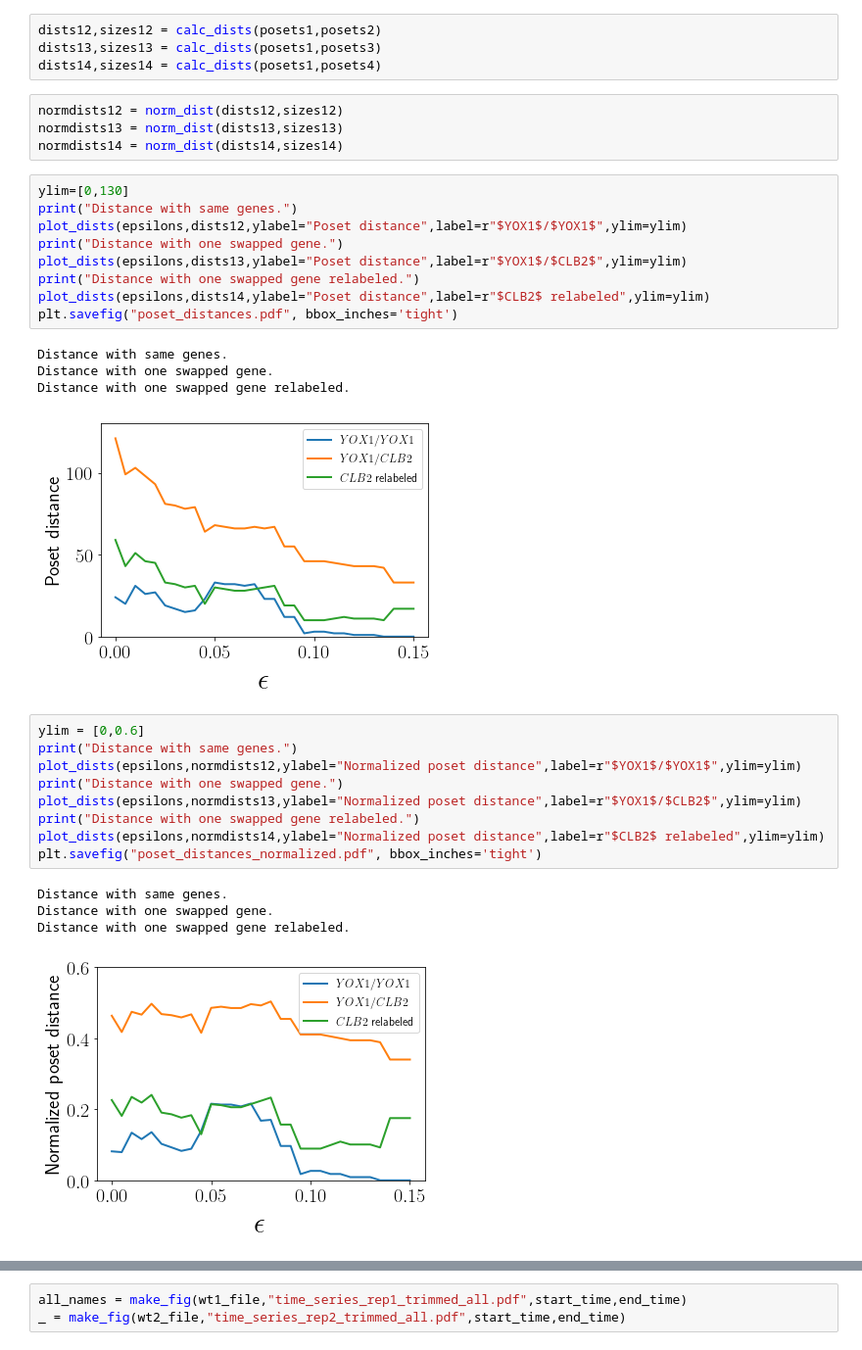
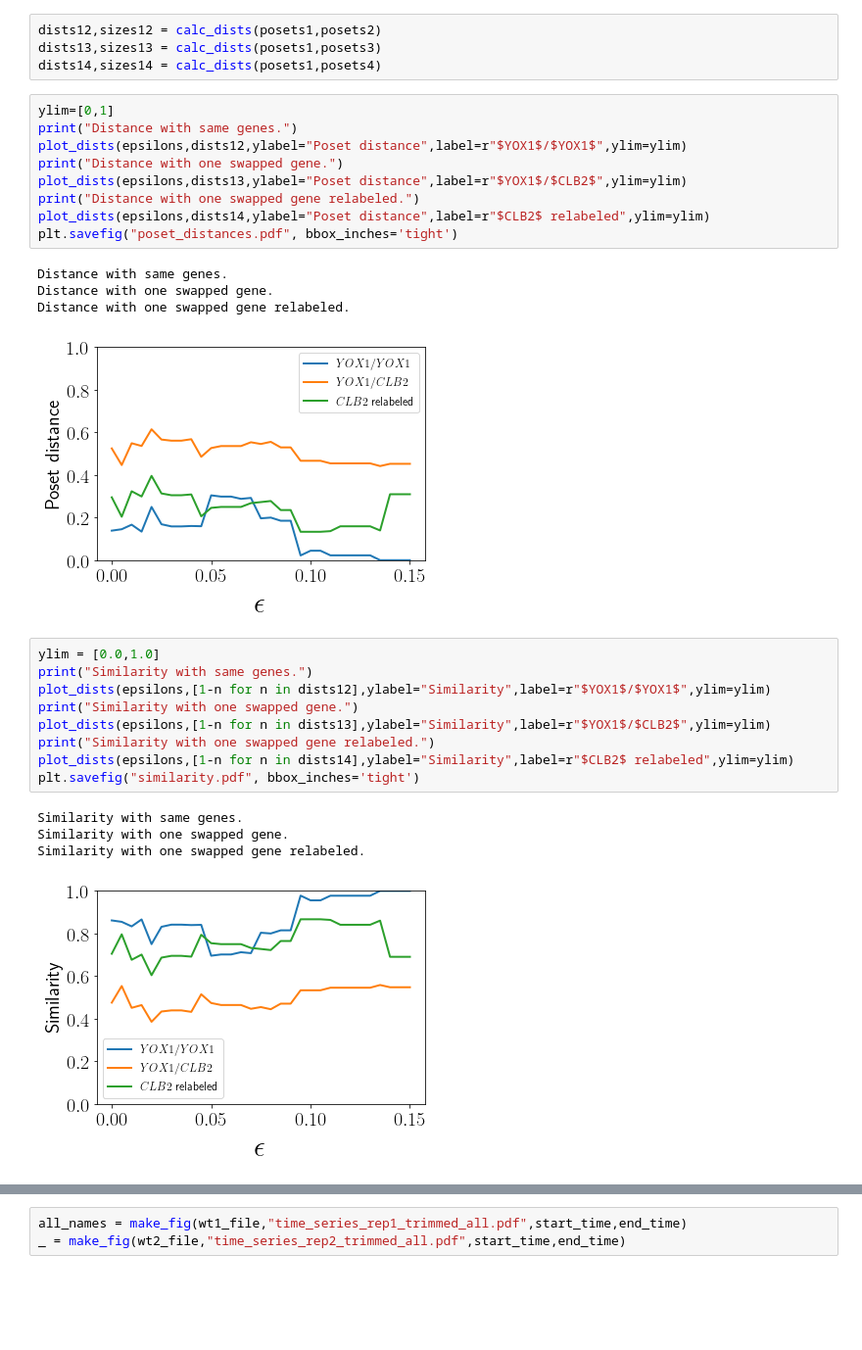
Before and after one commit to breecummins/min_interval_posets, a Jupyter notebook: scripts/Berry_2019_figures_results_Application2.ipynb, the cells around one changed output, grey strips where cells are left out. Shown at 98% size. Drawn from its saved outputs; the diff is of its cells as text; blank space fills up the shorter version.

Commit message:
recreated figures with new graph distance

```diff
--- a/scripts/Berry_2019_figures_results_Application2.ipynb
+++ b/scripts/Berry_2019_figures_results_Application2.ipynb
@@ -127,12 +124,8 @@ def norm_dist(dists,sizes):
 dists12,sizes12 = calc_dists(posets1,posets2)
 dists13,sizes13 = calc_dists(posets1,posets3)
 dists14,sizes14 = calc_dists(posets1,posets4)
-# %%
-normdists12 = norm_dist(dists12,sizes12)
-normdists13 = norm_dist(dists13,sizes13)
-normdists14 = norm_dist(dists14,sizes14)
 # %%
-ylim=[0,130]
+ylim=[0,1]
 print("Distance with same genes.")
 plot_dists(epsilons,dists12,ylabel="Poset distance",label=r"$YOX1$/$YOX1$",ylim=ylim)
 print("Distance with one swapped gene.")
@@ -144,18 +137,18 @@ plt.savefig("poset_distances.pdf", bbox_inches='tight')
 Distance with same genes.
 Distance with one swapped gene.
 Distance with one swapped gene relabeled.
-[figure, old version]
+[figure, new version]
 # %%
-ylim = [0,0.6]
-print("Distance with same genes.")
-plot_dists(epsilons,normdists12,ylabel="Normalized poset distance",label=r"$YOX1$/$YOX1$",ylim=ylim)
-print("Distance with one swapped gene.")
-plot_dists(epsilons,normdists13,ylabel="Normalized poset distance",label=r"$YOX1$/$CLB2$",ylim=ylim)
-print("Distance with one swapped gene relabeled.")
-plot_dists(epsilons,normdists14,ylabel="Normalized poset distance",label=r"$CLB2$ relabeled",ylim=ylim)
-plt.savefig("poset_distances_normalized.pdf", bbox_inches='tight')
+ylim = [0.0,1.0]
+print("Similarity with same genes.")
+plot_dists(epsilons,[1-n for n in dists12],ylabel="Similarity",label=r"$YOX1$/$YOX1$",ylim=ylim)
+print("Similarity with one swapped gene.")
+plot_dists(epsilons,[1-n for n in dists13],ylabel="Similarity",label=r"$YOX1$/$CLB2$",ylim=ylim)
+print("Similarity with one swapped gene relabeled.")
+plot_dists(epsilons,[1-n for n in dists14],ylabel="Similarity",label=r"$CLB2$ relabeled",ylim=ylim)
+plt.savefig("similarity.pdf", bbox_inches='tight')
 # %% [output]
-Distance with same genes.
-Distance with one swapped gene.
-Distance with one swapped gene relabeled.
+Similarity with same genes.
+Similarity with one swapped gene.
+Similarity with one swapped gene relabeled.
-[figure, old version]
+[figure, new version]
```
Also changed, not shown: parts of 8 cells of this notebook.
